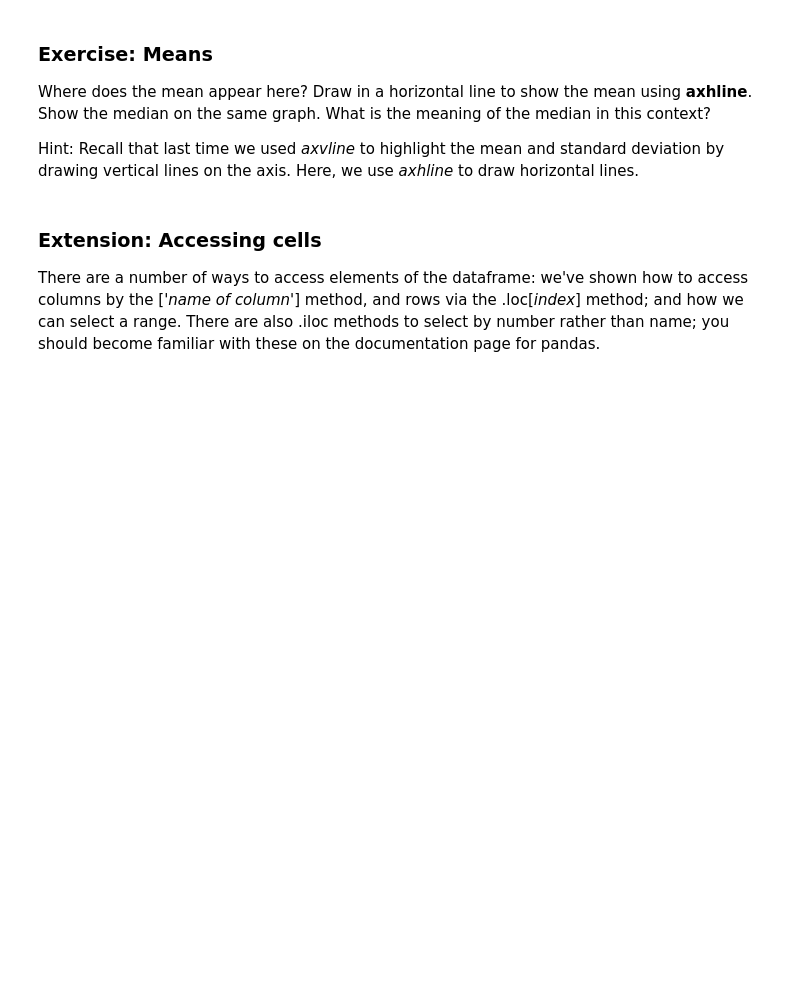
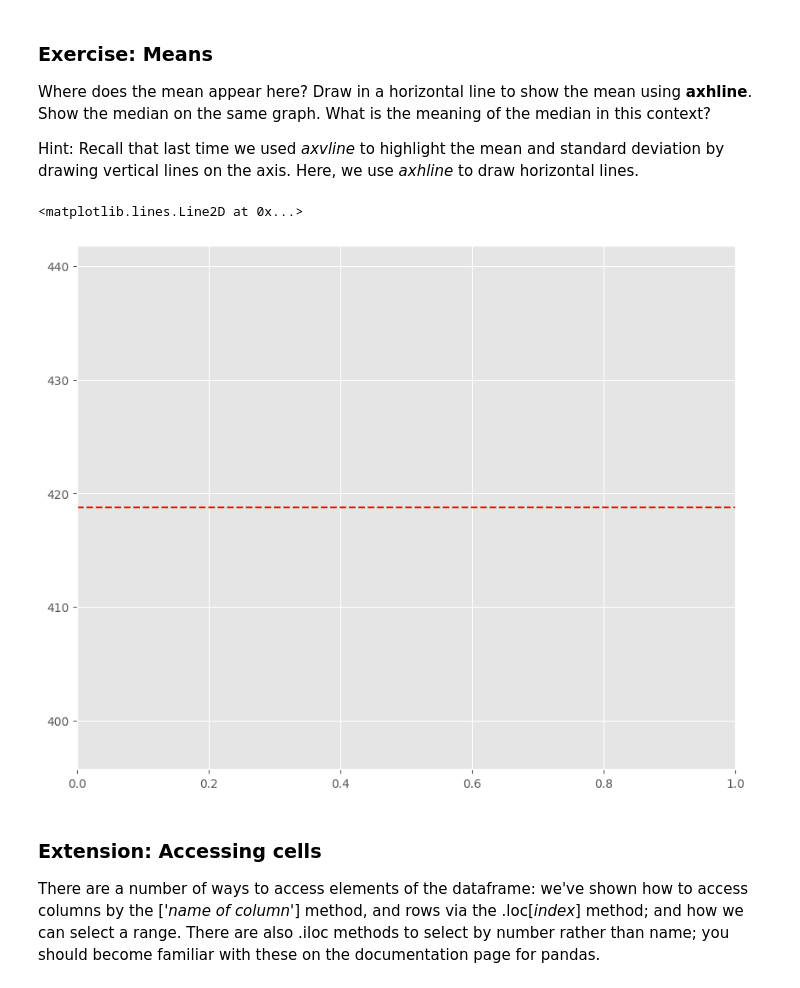
Before and after one commit to Yifan-FENG/QM2-1, a Jupyter notebook: notebooks/W02. Pandas.ipynb, the cells around one changed output. Saved outputs shown, nothing was run; the diff lists cells and outputs as text; code cells hidden in the pictures; blank space fills up the shorter version.

```diff
--- a/notebooks/W02. Pandas.ipynb
+++ b/notebooks/W02. Pandas.ipynb
@@ -211,6 +221,11 @@ We see a curve that is pretty linear in the middle region, but curves rapidly up
 Where does the mean appear here? Draw in a horizontal line to show the mean using **axhline**. Show the median on the same graph. What is the meaning of the median in this context?
 
 Hint: Recall that last time we used *axvline* to highlight the mean and standard deviation by drawing vertical lines on the axis. Here, we use *axhline* to draw horizontal lines.
+# %%
+plt.axhline(income['Net equivalised household income in 2010-11, week'].median(), color='r', linestyle='--')
+# %% [output]
+<matplotlib.lines.Line2D at 0x...>
+[figure, added]
 # %% [markdown]
 ### Extension: Accessing cells
 
```
Also changed, not shown: parts of 6 cells of this notebook.
